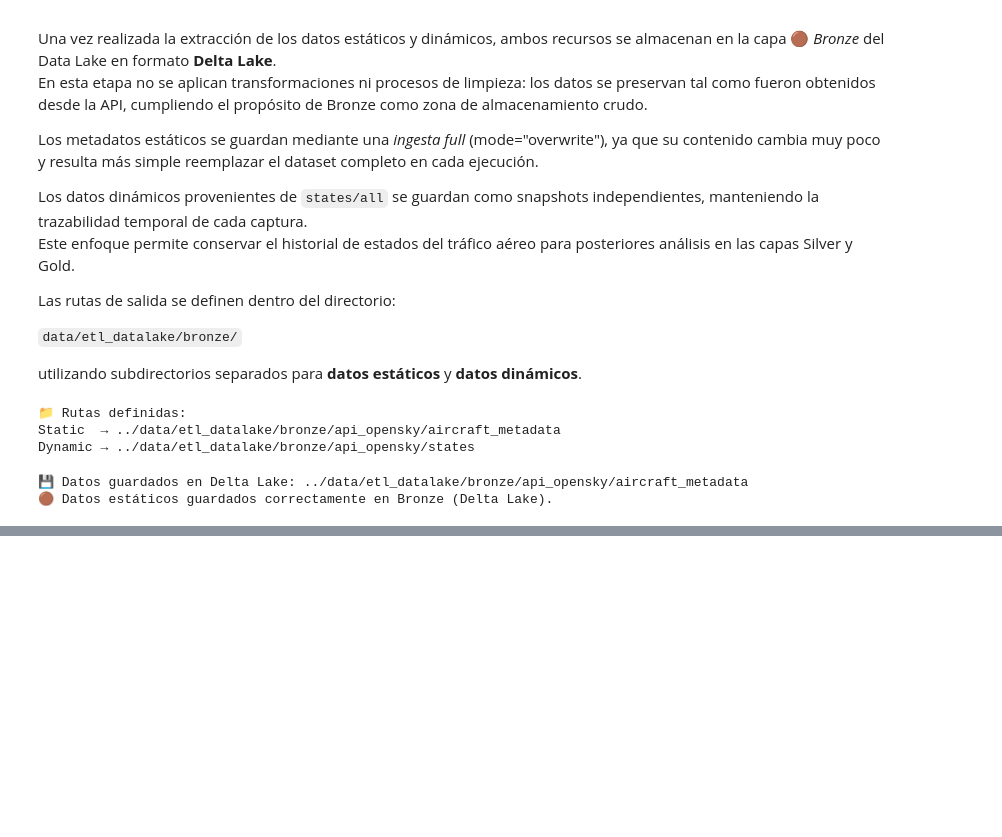
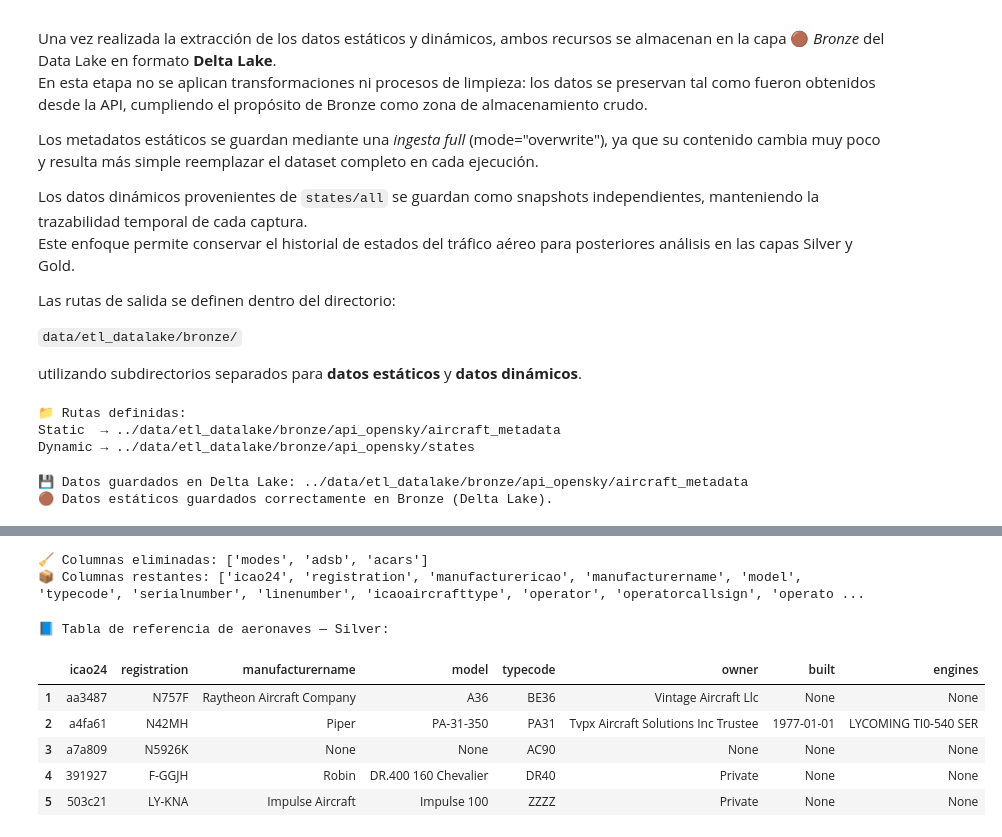
Before and after one commit to fernandezelias/ETL_OpenSky_Aviation, a Jupyter notebook: notebooks/01_opensky_etl.ipynb, the cells around one changed output, grey strips where cells are left out. Saved outputs shown, nothing was run; the diff lists cells and outputs as text; code cells hidden in the pictures; blank space fills up the shorter version.

```diff
--- a/notebooks/01_opensky_etl.ipynb
+++ b/notebooks/01_opensky_etl.ipynb
@@ -363,0 +436,3 @@ El objetivo es obtener una tabla limpia y coherente que servirá como fuente de
+# %%
+# --- Eliminación de duplicados en la clave primaria (icao24) ---
+df_aircraft_cleaned = df_aircraft_cleaned.drop_duplicates(subset='icao24', keep='first')
@@ -363,0 +466,13 @@ El objetivo es obtener una tabla limpia y coherente que servirá como fuente de
+# %%
+# --- Eliminación de columnas con 100% de valores nulos ---
+# En esta etapa se descartan las columnas cuyo contenido es completamente nulo.
+# Estas variables no aportan información a la tabla de referencia de aeronaves y
+# solo generarían ruido en las siguientes etapas (joins, estadísticas, almacenamiento).
+
+null_pct = df_aircraft_cleaned.isna().mean() * 100
+cols_to_drop = null_pct[null_pct == 100].index.tolist()
+
+df_aircraft_cleaned = df_aircraft_cleaned.drop(columns=cols_to_drop)
+
+print(f"📉 Columnas eliminadas por nulos al 100%: {cols_to_drop}")
+print(f"📦 Total de columnas restantes: {df_aircraft_cleaned.shape[1]}")
@@ -363,0 +617,40 @@ El objetivo es obtener una tabla limpia y coherente que servirá como fuente de
+# %%
+# --- Eliminación de columnas sin información útil ---
+
+df_aircraft_cleaned.drop(columns=cols_constantes, inplace=True)
+
+print("🧹 Columnas eliminadas:", cols_constantes)
+print("📦 Columnas restantes:", df_aircraft_cleaned.columns.tolist())
+# %% [output]
+🧹 Columnas eliminadas: ['modes', 'adsb', 'acars']
+📦 Columnas restantes: ['icao24', 'registration', 'manufacturericao', 'manufacturername', 'model', 'typecode', 'serialnumber', 'linenumber', 'icaoaircrafttype', 'operator', 'operatorcallsign', 'operato ...
+# %%
+# --- Selección final de atributos relevantes para la tabla de referencia de aeronaves ---
+
+cols_finales = [
+    "icao24",
+    "registration",
+    "manufacturername",
+    "model",
+    "typecode",
+    "owner",
+    "built",
+    "engines"
+]
+
+# Verificación final: se mantienen solo las columnas presentes tras la depuración
+cols_finales = [c for c in cols_finales if c in df_aircraft_cleaned.columns]
+
+# Construcción de la tabla de referencia (versión Silver)
+df_aircraft_cleaned = df_aircraft_cleaned[cols_finales]
+
+print("📘 Tabla de referencia de aeronaves — Silver:")
+df_aircraft_cleaned.head(5)
+# %% [output]
+📘 Tabla de referencia de aeronaves — Silver:
+|  | icao24 | registration | manufacturername | model | typecode | owner | built | engines |
+| 1 | aa3487 | N757F | Raytheon Aircraft Company | A36 | BE36 | Vintage Aircraft Llc | None | None |
+| 2 | a4fa61 | N42MH | Piper | PA-31-350 | PA31 | Tvpx Aircraft Solutions Inc Trustee | 1977-01-01 | LYCOMING TI0-540 SER |
+| 3 | a7a809 | N5926K | None | None | AC90 | None | None | None |
+| 4 | 391927 | F-GGJH | Robin | DR.400 160 Chevalier | DR40 | Private | None | None |
+| 5 | 503c21 | LY-KNA | Impulse Aircraft | Impulse 100 | ZZZZ | Private | None | None |
```
Also changed, not shown: parts of 22 cells of this notebook.
